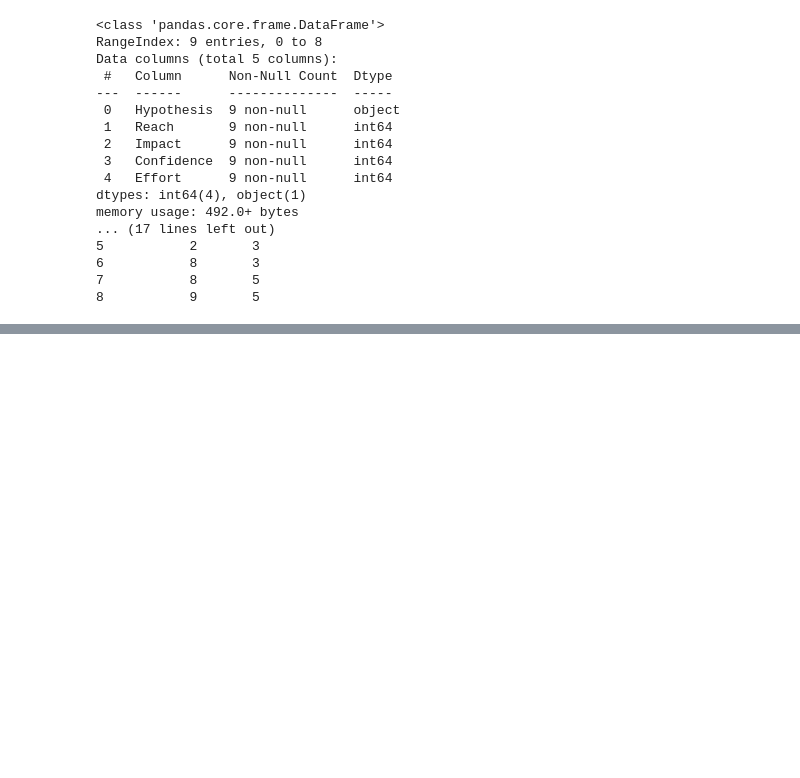
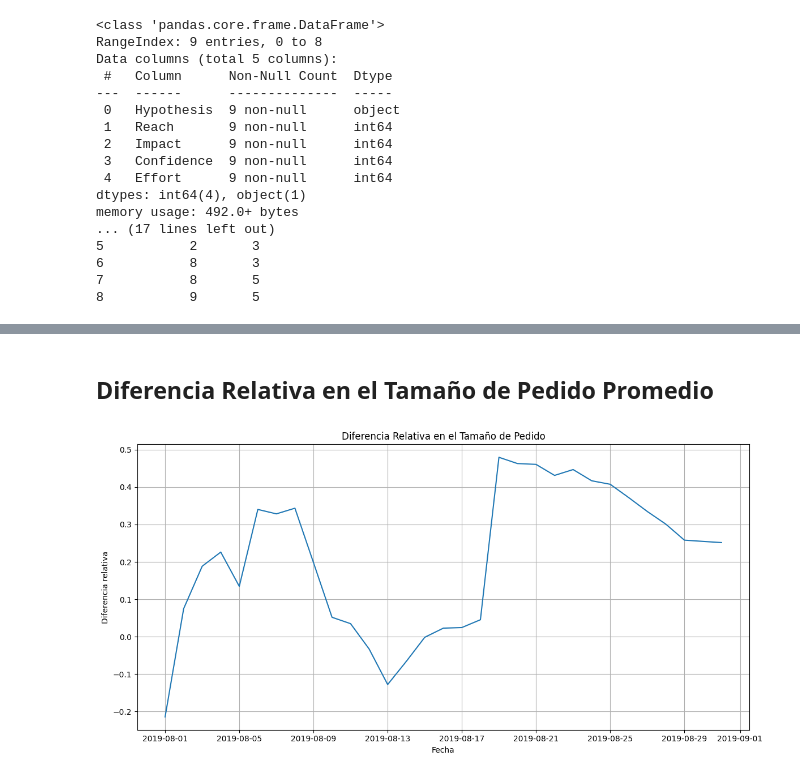
Before and after one commit to DavidRC-Ing/Project_A-B-test, a Jupyter notebook: Project_Ab_test.ipynb, the cells around one changed output, grey strips where cells are left out. Drawn from its saved outputs; the diff is of its cells as text; code cells hidden in the pictures; blank space fills up the shorter version.

```diff
--- a/Project_Ab_test.ipynb
+++ b/Project_Ab_test.ipynb
@@ -126,0 +368,20 @@ memory usage: 1.6+ KB
+# %% [markdown]
+## Diferencia Relativa en el Tamaño de Pedido Promedio
+# %%
+# Unimos los dataframes
+
+mergedCumulativeRevenue=cumulativeRevenueA.merge(cumulativeRevenueB,left_on='date',right_on='date',how='left',suffixes=['A','B'])
+
+# COnstruccion del grafico
+plt.figure(figsize=(12, 6))
+plt.plot(mergedCumulativeRevenue['date'],(mergedCumulativeRevenue['revenueB']/mergedCumulativeRevenue['ordersB'])/(mergedCumulativeRevenue['revenueA']/mergedCumulativeRevenue['ordersA'])-1)
+
+plt.title('Diferencia Relativa en el Tamaño de Pedido')
+plt.xlabel('Fecha')
+plt.ylabel('Diferencia relativa')
+
+plt.grid(True)
+plt.tight_layout()
+plt.show()
+# %% [output]
+[figure, added]
```
Also changed, not shown: parts of 25 cells of this notebook.
